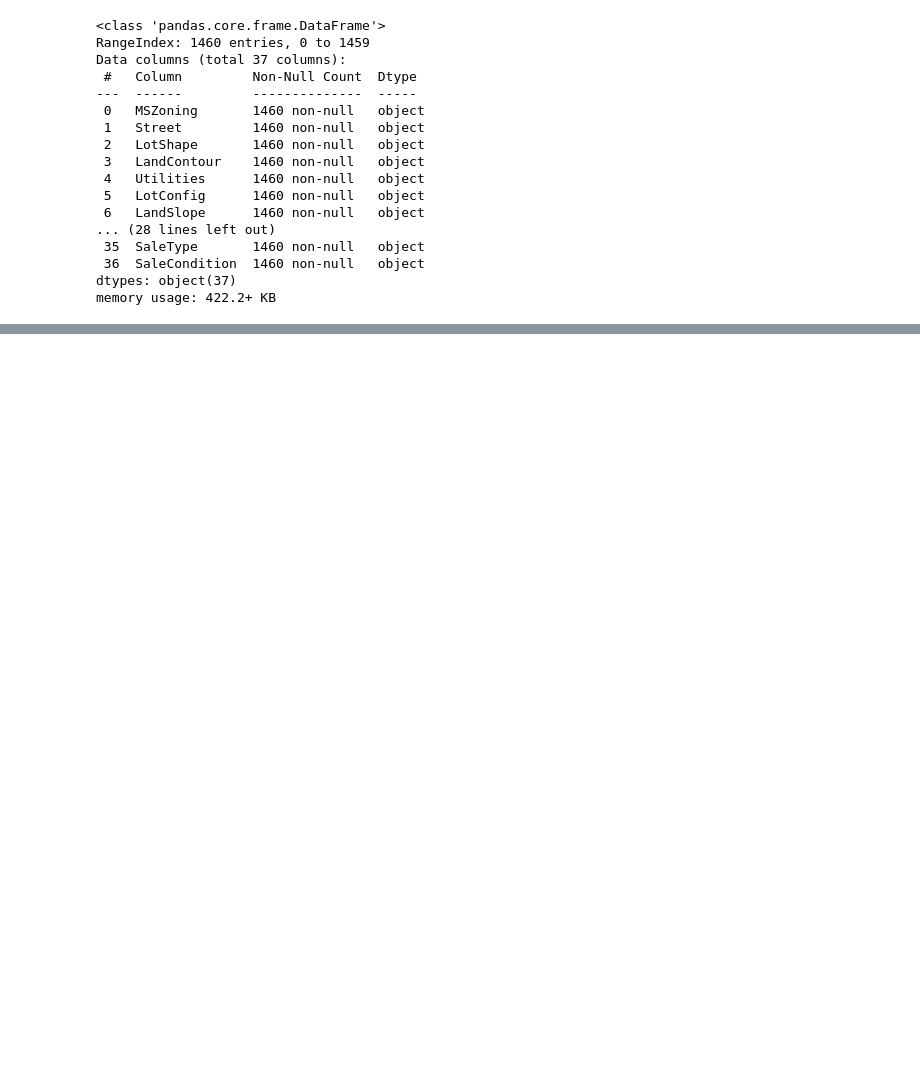
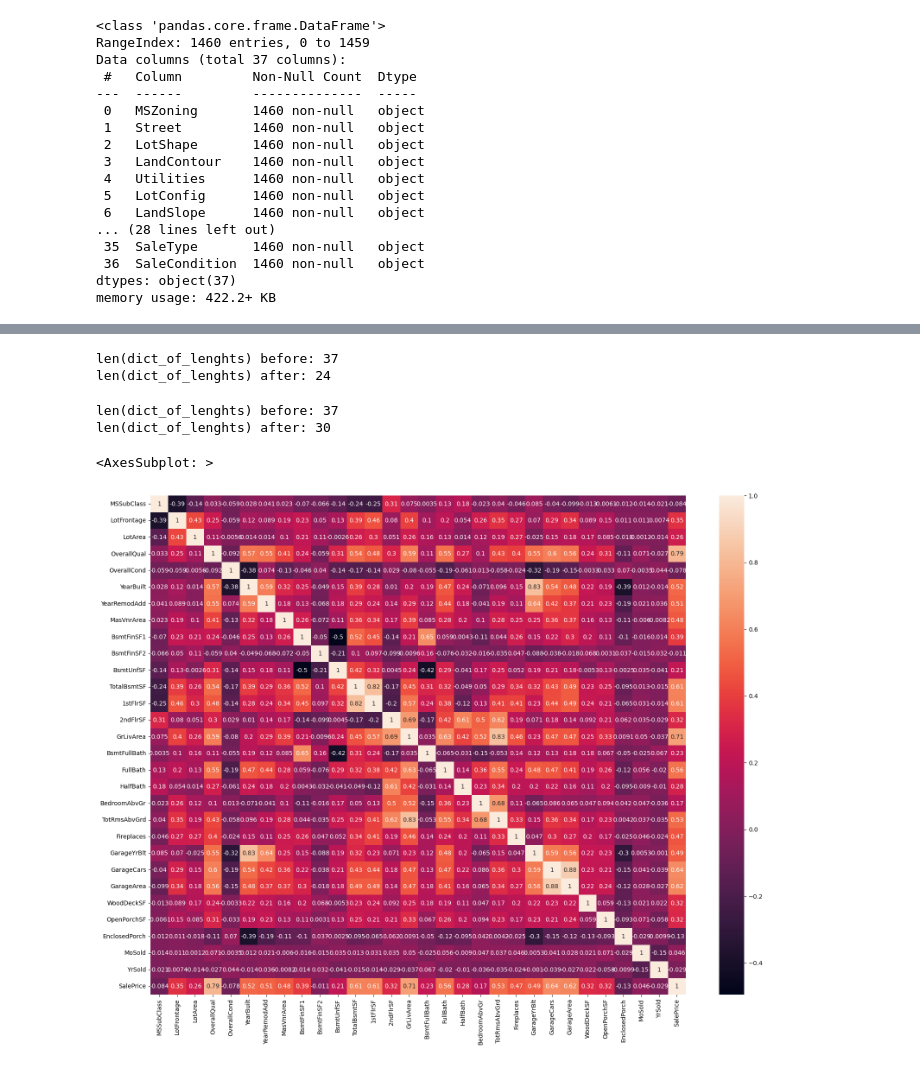
Before and after one commit to ataden48/house_price_train, a Jupyter notebook: house.ipynb, the cells around one changed output, grey strips where cells are left out. Drawn from its saved outputs; the diff is of its cells as text; code cells hidden in the pictures; blank space fills up the shorter version.

```diff
--- a/house.ipynb
+++ b/house.ipynb
@@ -41,3 +41,5 @@ data
 for i in data.columns:
     if data[i].count() < 0.7 * 1460:
         data.drop(i, axis=1, inplace=True)
+
+data.drop('Id', inplace=True, axis=1)
@@ -62,13 +46,19 @@ memory usage: 855.6+ KB
 # %%
-dict_of_types = dict()
-list_of_types = list()
+
+list_of_types_object = list()
+list_of_types_num = list()
 
 for i in data.columns:
     if data[i].dtype != np.dtype('int64') and data[i].dtype != np.dtype('float64'):
-        list_of_types.append(i)
+        list_of_types_object.append(i)
+    else:
+        list_of_types_num.append(i)
 
 
-data[list_of_types].info()
+data_object = data[list_of_types_object]
+data_num = data[list_of_types_num]
+
+data_object.info()
 # %% [output]
 <class 'pandas.core.frame.DataFrame'>
 RangeIndex: 1460 entries, 0 to 1459
@@ -89,0 +90,55 @@ memory usage: 422.2+ KB
+# %%
+dict_of_lenghts = dict()
+list_for_del = list()
+
+for i in data_object.columns:
+    dict_of_lenghts[i] = [len(data_object[i].value_counts()), round(data_object[i].value_counts(normalize=True, sort=True)[0], 3)]
+
+print('len(dict_of_lenghts) before:', len(dict_of_lenghts))
+
+for i, val in dict_of_lenghts.items():
+    if val[1] > 0.9:
+        list_for_del.append(i)
+
+for i in list_for_del:
+    dict_of_lenghts.pop(i)
+
+
+print('len(dict_of_lenghts) after:', len(dict_of_lenghts))
+
+data_object = data_object[dict_of_lenghts.keys()]
+# %% [output]
+len(dict_of_lenghts) before: 37
+len(dict_of_lenghts) after: 24
+# %%
+dict_of_lenghts = dict()
+list_for_del = list()
+
+
+
+for i in data_num.columns:
+    dict_of_lenghts[i] = [len(data_num[i].value_counts()), round(data_num[i].value_counts(normalize=True, sort=True).max(), 3)]
+
+print(f'len(dict_of_lenghts) before: {len(dict_of_lenghts)}')
+
+for i, val in dict_of_lenghts.items():
+    if val[1] > 0.9:
+        list_for_del.append(i)
+
+for i in list_for_del:
+    dict_of_lenghts.pop(i)
+
+
+print('len(dict_of_lenghts) after:', len(dict_of_lenghts))
+
+data_num = data_num[dict_of_lenghts.keys()]
+# %% [output]
+len(dict_of_lenghts) before: 37
+len(dict_of_lenghts) after: 30
+# %%
+figure = plt.subplots(1,1,figsize=(20,15))
+
+sns.heatmap(data_num.corr(), annot=True)
+# %% [output]
+<AxesSubplot: >
+[figure, added]
```
Also changed, not shown: parts of 2 cells of this notebook.
